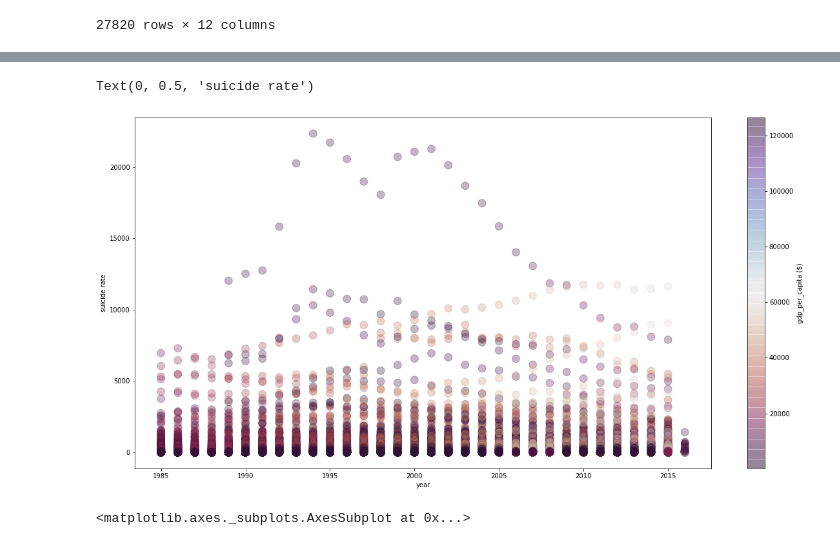
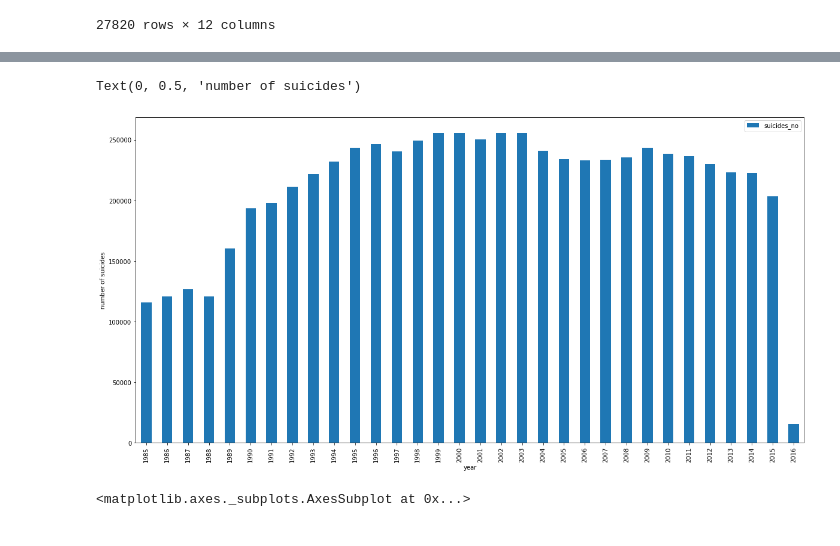
Before and after one commit to MurphyPone/CS-3654-final, a Jupyter notebook: peters_sandbox.ipynb, the cells around one changed output, grey strips where cells are left out. Saved outputs shown, nothing was run; the diff lists cells and outputs as text; code cells hidden in the pictures.

```diff
--- a/peters_sandbox.ipynb
+++ b/peters_sandbox.ipynb
@@ -39,12 +46,16 @@ data
 in order to make this calculations, we need to build a reduced data set with the country, year, mean_suicide rate for each generaiton
 # %%
 fig, ax = plt.subplots()
-data.plot.scatter(x='year', y='suicides_no', ax=ax, c='gdp_per_capita ($)', s=140, alpha=0.3, cmap='twilight_shifted_r', figsize=(20,10))
+g = data.groupby('year')
+deaths_by_year = pd.DataFrame(g['suicides_no'].sum())
+deaths_by_year['year'] = deaths_by_year.index
+# deaths_by_year.plot.scatter(x='year', y='suicides_no', ax=ax, s=140, figsize=(20,10))
+deaths_by_year.plot.bar(x='year', y='suicides_no', ax=ax, figsize=(20,10))
 ax.set_xlabel('year')
-ax.set_ylabel('suicide rate')
+ax.set_ylabel('number of suicides')
 # %% [output]
-Text(0, 0.5, 'suicide rate')
+Text(0, 0.5, 'number of suicides')
-[figure, old version]
+[figure, new version]
 # %%
 # plot the sum of suicides by country as a bar chart
 fig, ax = plt.subplots()
```
Also changed, not shown: parts of 4 cells of this notebook, 3 other files.
